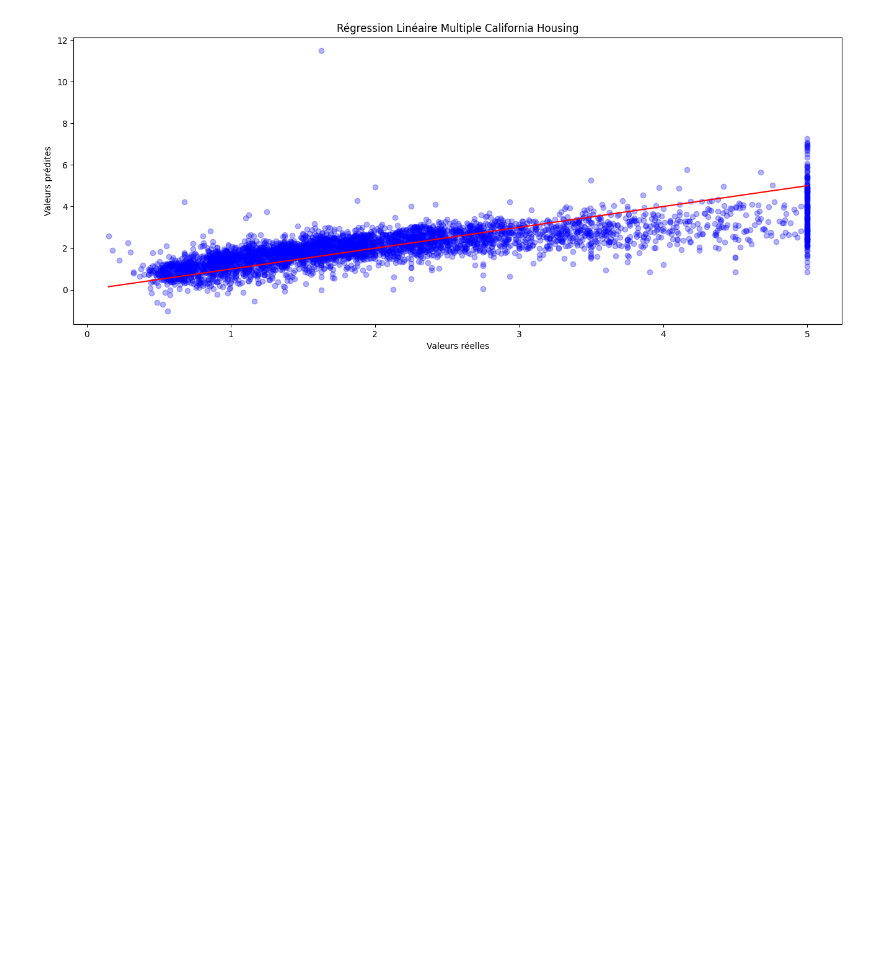
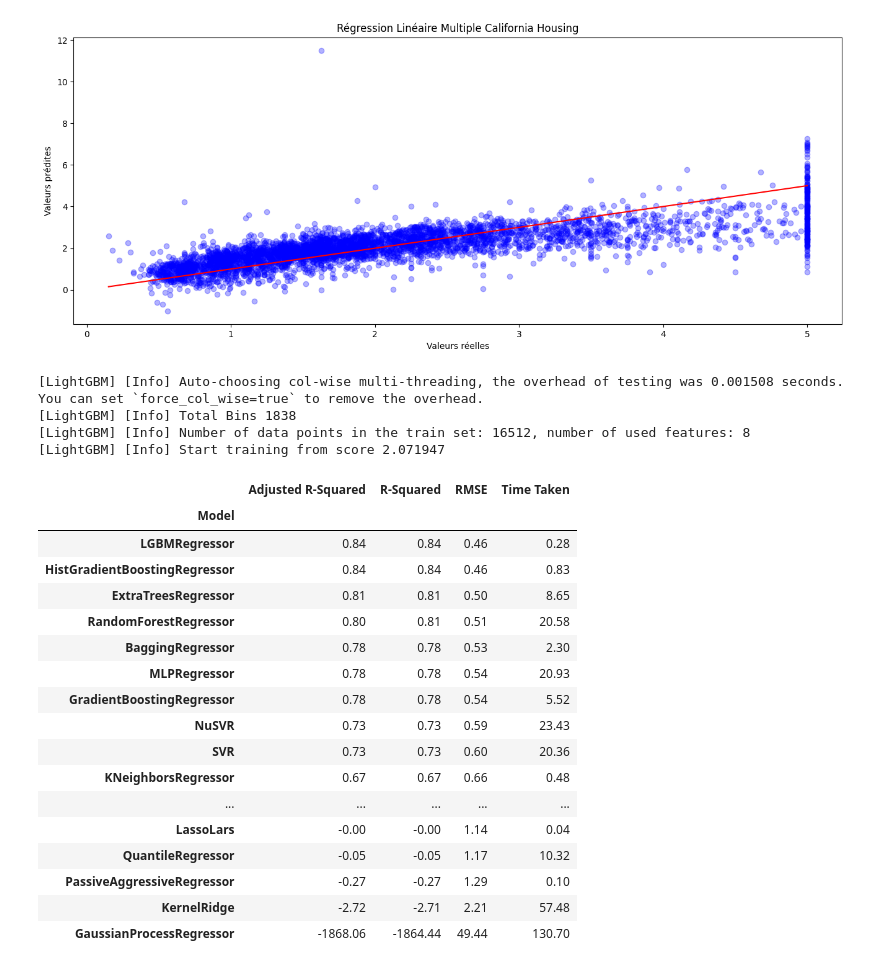
Before and after one commit to RajaaLebnaiti/100-Days-of-Data-Science, a Jupyter notebook: Day26- 30 Linear Regression/Régression linéaire multiple/main.ipynb, the cells around one changed output. Cells and saved outputs as stored; diff of their text form; code cells hidden in the pictures; blank space fills up the shorter version.

Commit message:
lazy regressor

```diff
--- a/Day26- 30 Linear Regression/Régression linéaire multiple/main.ipynb
+++ b/Day26- 30 Linear Regression/Régression linéaire multiple/main.ipynb
@@ -110,0 +113,32 @@ plt.show()
+# %%
+from lazypredict.Supervised import LazyRegressor
+model = LazyRegressor()
+# %%
+models, predictions = model.fit(X_train, X_test, y_train, y_test)
+# %% [output]
+[LightGBM] [Info] Auto-choosing col-wise multi-threading, the overhead of testing was 0.001508 seconds.
+You can set `force_col_wise=true` to remove the overhead.
+[LightGBM] [Info] Total Bins 1838
+[LightGBM] [Info] Number of data points in the train set: 16512, number of used features: 8
+[LightGBM] [Info] Start training from score 2.071947
+# %%
+models
+# %% [output]
+|  | Adjusted R-Squared | R-Squared | RMSE | Time Taken |
+| Model |  |  |  |  |
+| LGBMRegressor | 0.84 | 0.84 | 0.46 | 0.28 |
+| HistGradientBoostingRegressor | 0.84 | 0.84 | 0.46 | 0.83 |
+| ExtraTreesRegressor | 0.81 | 0.81 | 0.50 | 8.65 |
+| RandomForestRegressor | 0.80 | 0.81 | 0.51 | 20.58 |
+| BaggingRegressor | 0.78 | 0.78 | 0.53 | 2.30 |
+| MLPRegressor | 0.78 | 0.78 | 0.54 | 20.93 |
+| GradientBoostingRegressor | 0.78 | 0.78 | 0.54 | 5.52 |
+| NuSVR | 0.73 | 0.73 | 0.59 | 23.43 |
+| SVR | 0.73 | 0.73 | 0.60 | 20.36 |
+| KNeighborsRegressor | 0.67 | 0.67 | 0.66 | 0.48 |
+| ... | ... | ... | ... | ... |
+| LassoLars | -0.00 | -0.00 | 1.14 | 0.04 |
+| QuantileRegressor | -0.05 | -0.05 | 1.17 | 10.32 |
+| PassiveAggressiveRegressor | -0.27 | -0.27 | 1.29 | 0.10 |
+| KernelRidge | -2.72 | -2.71 | 2.21 | 57.48 |
+| GaussianProcessRegressor | -1868.06 | -1864.44 | 49.44 | 130.70 |
```
Also changed, not shown: parts of 3 cells of this notebook, 2 other files.
